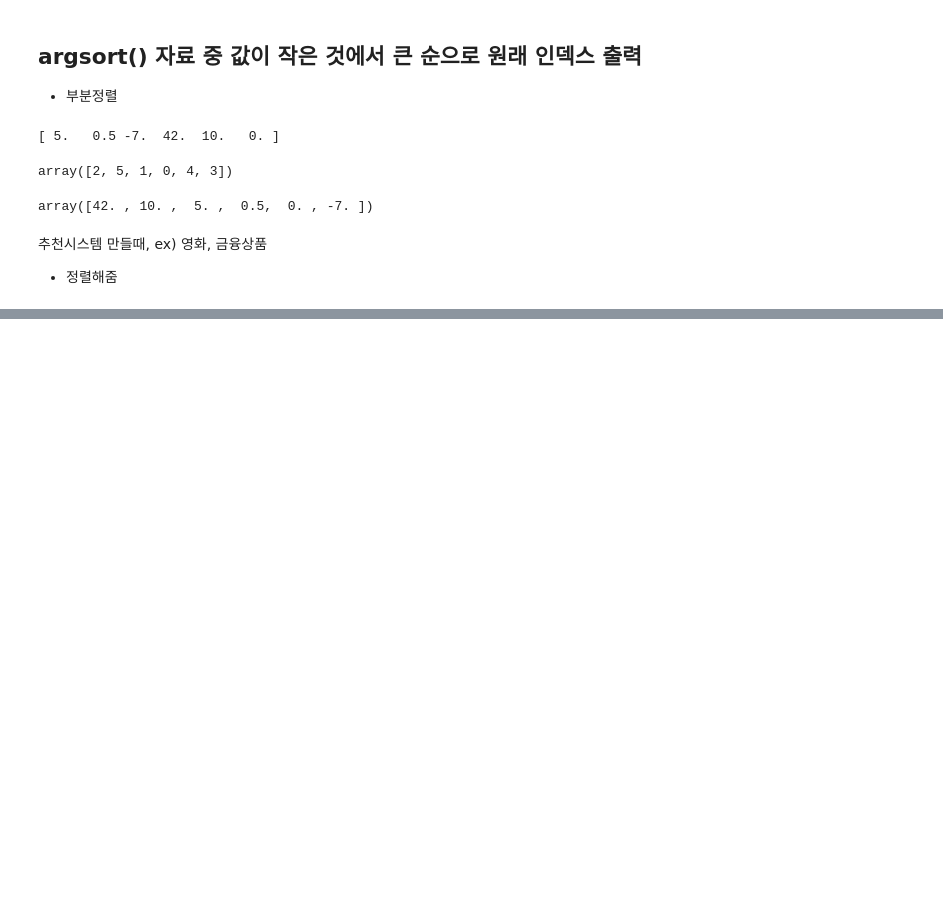
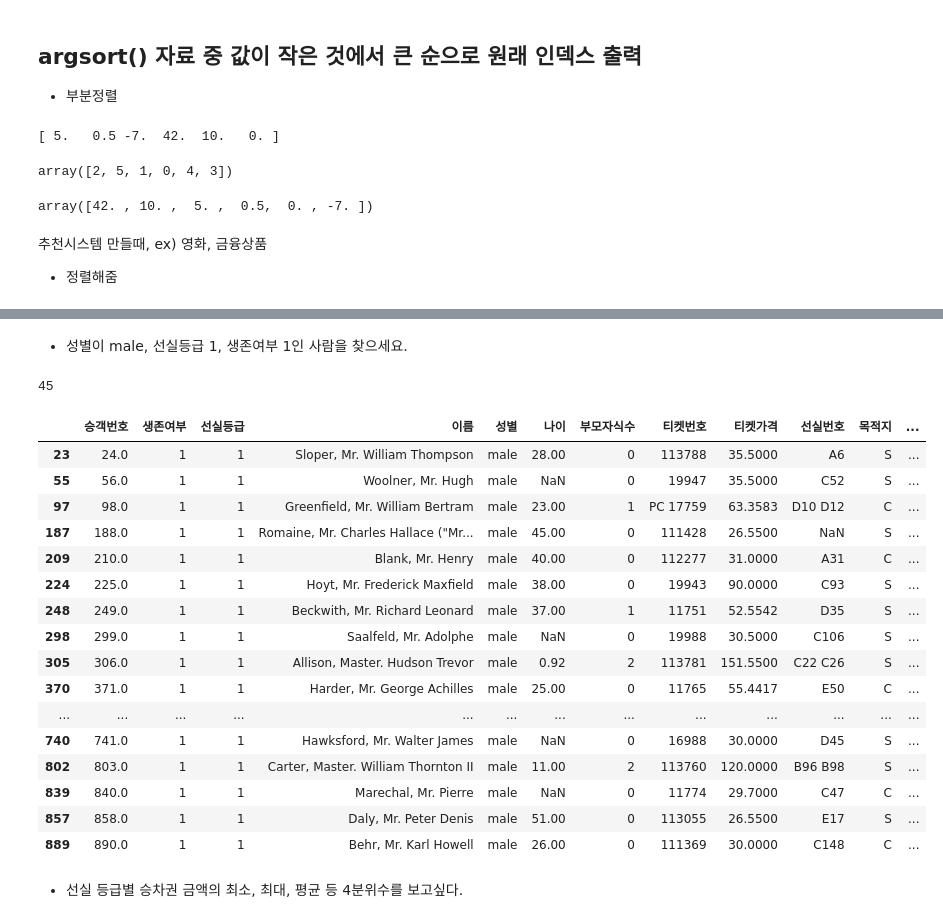
Before and after one commit to hyun111111/fintech_service_2nd, a Jupyter notebook: 05machine_learning/01.numpy_사용법.ipynb, the cells around one changed output, grey strips where cells are left out. Drawn from its saved outputs; the diff is of its cells as text; code cells hidden in the pictures; blank space fills up the shorter version.

```diff
--- a/05machine_learning/01.numpy_사용법.ipynb
+++ b/05machine_learning/01.numpy_사용법.ipynb
@@ -601,0 +1469,4 @@ array([42. , 10. ,  5. ,  0.5,  0. , -7. ])
+# %%
+df['가족수']=0
+# %%
+df['가족수'] = df['형제자매수']+df['부모자식수']
@@ -601,0 +1599,3 @@ array([42. , 10. ,  5. ,  0.5,  0. , -7. ])
+# %%
+df['승객번호'] = df['승객번호'].astype('float')
+df['승객번호']
@@ -601,0 +1615,5 @@ array([42. , 10. ,  5. ,  0.5,  0. , -7. ])
+# %%
+df['승객번호'] = df['승객번호'].apply(str)
+df.info()
+
+람다 함수 조건표현식 너허어주면
@@ -601,0 +1681,28 @@ array([42. , 10. ,  5. ,  0.5,  0. , -7. ])
+# %% [markdown]
+* 성별이 male, 선실등급 1, 생존여부 1인 사람을 찾으세요.
+# %%
+len(df[(df['성별'] == 'male') & (df['선실등급'] ==1) & (df['생존여부'] == 1)])
+# %% [output]
+45
+# %%
+df[(df['성별'] == 'male') & (df['선실등급'] ==1) & (df['생존여부'] == 1)]
+# %% [output]
+|  | 승객번호 | 생존여부 | 선실등급 | 이름 | 성별 | 나이 | 부모자식수 | 티켓번호 | 티켓가격 | 선실번호 | 목적지 | ... |
+| 23 | 24.0 | 1 | 1 | Sloper, Mr. William Thompson | male | 28.00 | 0 | 113788 | 35.5000 | A6 | S | ... |
+| 55 | 56.0 | 1 | 1 | Woolner, Mr. Hugh | male | NaN | 0 | 19947 | 35.5000 | C52 | S | ... |
+| 97 | 98.0 | 1 | 1 | Greenfield, Mr. William Bertram | male | 23.00 | 1 | PC 17759 | 63.3583 | D10 D12 | C | ... |
+| 187 | 188.0 | 1 | 1 | Romaine, Mr. Charles Hallace ("Mr... | male | 45.00 | 0 | 111428 | 26.5500 | NaN | S | ... |
+| 209 | 210.0 | 1 | 1 | Blank, Mr. Henry | male | 40.00 | 0 | 112277 | 31.0000 | A31 | C | ... |
+| 224 | 225.0 | 1 | 1 | Hoyt, Mr. Frederick Maxfield | male | 38.00 | 0 | 19943 | 90.0000 | C93 | S | ... |
+| 248 | 249.0 | 1 | 1 | Beckwith, Mr. Richard Leonard | male | 37.00 | 1 | 11751 | 52.5542 | D35 | S | ... |
+| 298 | 299.0 | 1 | 1 | Saalfeld, Mr. Adolphe | male | NaN | 0 | 19988 | 30.5000 | C106 | S | ... |
+| 305 | 306.0 | 1 | 1 | Allison, Master. Hudson Trevor | male | 0.92 | 2 | 113781 | 151.5500 | C22 C26 | S | ... |
+| 370 | 371.0 | 1 | 1 | Harder, Mr. George Achilles | male | 25.00 | 0 | 11765 | 55.4417 | E50 | C | ... |
+| ... | ... | ... | ... | ... | ... | ... | ... | ... | ... | ... | ... | ... |
+| 740 | 741.0 | 1 | 1 | Hawksford, Mr. Walter James | male | NaN | 0 | 16988 | 30.0000 | D45 | S | ... |
+| 802 | 803.0 | 1 | 1 | Carter, Master. William Thornton II | male | 11.00 | 2 | 113760 | 120.0000 | B96 B98 | S | ... |
+| 839 | 840.0 | 1 | 1 | Marechal, Mr. Pierre | male | NaN | 0 | 11774 | 29.7000 | C47 | C | ... |
+| 857 | 858.0 | 1 | 1 | Daly, Mr. Peter Denis | male | 51.00 | 0 | 113055 | 26.5500 | E17 | S | ... |
+| 889 | 890.0 | 1 | 1 | Behr, Mr. Karl Howell | male | 26.00 | 0 | 111369 | 30.0000 | C148 | C | ... |
+# %% [markdown]
+* 선실 등급별 승차권 금액의 최소, 최대, 평균 등 4분위수를 보고싶다.
```
Also changed, not shown: parts of 155 cells of this notebook, 2 other files.
